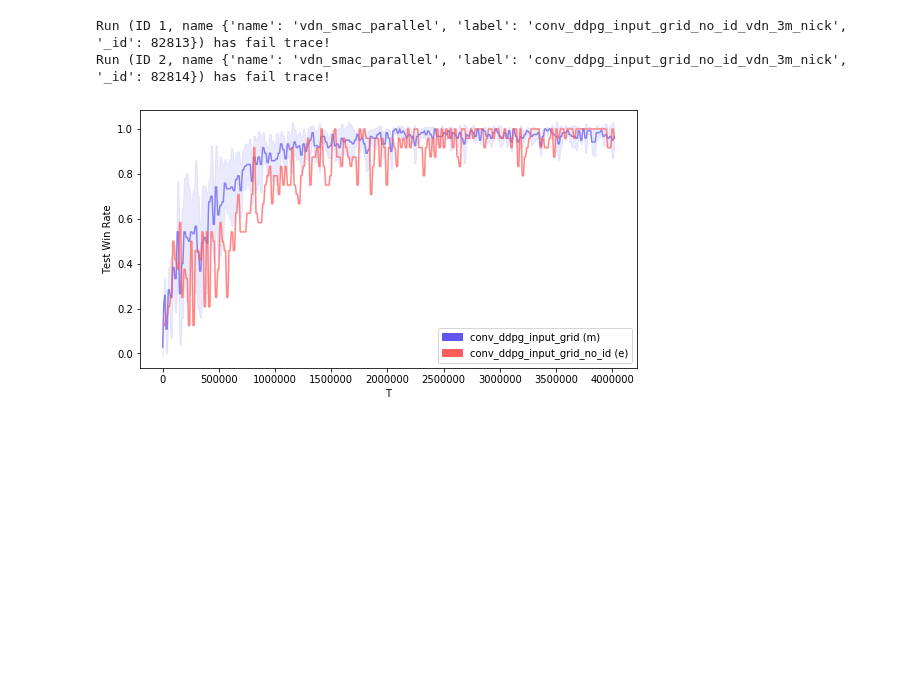
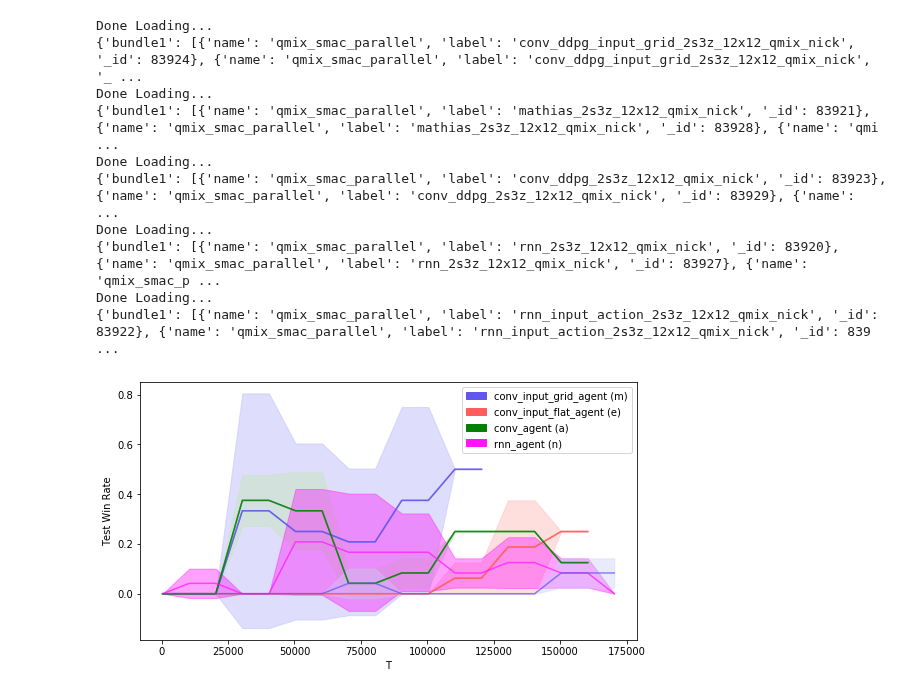
Before and after one commit to nicholasburden/pymarl, a Jupyter notebook: analysis/analysis.ipynb, the cells around one changed output. Saved outputs shown, nothing was run; the diff lists cells and outputs as text; code cells hidden in the pictures; blank space fills up the shorter version.

```diff
--- a/analysis/analysis.ipynb
+++ b/analysis/analysis.ipynb
@@ -40,33 +13,45 @@ Done Loading...
-# %%
-
-"""
-bavg = bundle_average(mongo_central,
-                      [("rnn", data__rnn_3m, "test_battle_won_mean", "test_battle_won_mean_T"),
-                      ("mathias", data__mathias_3m, "test_battle_won_mean", "test_battle_won_mean_T"),
-                      ("rnn_input_action", data__rnn_input_action_3m, "test_battle_won_mean", "test_battle_won_mean_T")],
-                      no_fails=True,
-                      window=20000)
-
-bavg2 = bundle_average(mongo_central,
-                      [("rnn", data__rnn_3m, "test_battle_won_mean", "test_battle_won_mean_T"),
-                       ("conv_ddpg_input_grid", data__conv_ddpg_input_grid_3m, "test_battle_won_mean", "test_battle_won_mean_T"),
-                      ("convddpg", data__conv_ddpg_3m, "test_battle_won_mean", "test_battle_won_mean_T")],
-                      no_fails=True,
-                      window=20000)
-
-"""
-bavg = bundle_average(mongo_central,
-                      [("conv_ddpg_input_grid", data__conv_ddpg_input_grid_3m, "test_battle_won_mean", "test_battle_won_mean_T"),
-                      ("conv_ddpg_input_grid_no_id", data__conv_ddpg_input_grid_no_id_3m, "test_battle_won_mean", "test_battle_won_mean_T")
-                      ],
-                      no_fails=True,
-                      window=20000)
-
-a = plot_bundle_avgs(bavg,
-                     figsize=(10,5))
-#a = plot_bundle_avgs(bavg2,
-                     #figsize=(10,5))
-# %% [output]
-Run (ID 1, name {'name': 'vdn_smac_parallel', 'label': 'conv_ddpg_input_grid_no_id_vdn_3m_nick', '_id': 82813}) has fail trace!
-Run (ID 2, name {'name': 'vdn_smac_parallel', 'label': 'conv_ddpg_input_grid_no_id_vdn_3m_nick', '_id': 82814}) has fail trace!
-[figure, removed]
+# %%
+
+#2s3z 12x12 qmix
+
+
+data__conv_ddpg_input_grid = mongo_central.get_name_label_names("", "conv_ddpg_input_grid_2s3z_12x12_qmix_nick")
+print(data__conv_ddpg_input_grid)
+
+data__mathias = mongo_central.get_name_label_names("", "mathias_2s3z_12x12_qmix_nick")
+print(data__mathias)
+
+data__conv_ddpg = mongo_central.get_name_label_names("", "conv_ddpg_2s3z_12x12_qmix_nick")
+print(data__conv_ddpg)
+
+data__rnn = mongo_central.get_name_label_names("", "rnn_2s3z_12x12_qmix_nick")
+print(data__rnn)
+
+data__rnn_input_action = mongo_central.get_name_label_names("", "rnn_input_action_2s3z_12x12_qmix_nick")
+print(data__rnn_input_action)
+
+
+bavg = bundle_average(mongo_central,
+                      [("conv_input_grid_agent", data__conv_ddpg_input_grid, "test_battle_won_mean", "test_battle_won_mean_T"),
+                      ("conv_input_flat_agent", data__mathias, "test_battle_won_mean", "test_battle_won_mean_T"),
+                       ("conv_agent", data__conv_ddpg, "test_battle_won_mean", "test_battle_won_mean_T"),
+                       ("rnn_agent", data__rnn, "test_battle_won_mean", "test_battle_won_mean_T"),
+                       ("rnn_input_agent", data__rnn_input_action, "test_battle_won_mean", "test_battle_won_mean_T")
+                      ],
+                      no_fails=True,
+                      window=20000)
+
+a = plot_bundle_avgs(bavg,
+                     figsize=(10,5))
+# %% [output]
+Done Loading...
+{'bundle1': [{'name': 'qmix_smac_parallel', 'label': 'conv_ddpg_input_grid_2s3z_12x12_qmix_nick', '_id': 83924}, {'name': 'qmix_smac_parallel', 'label': 'conv_ddpg_input_grid_2s3z_12x12_qmix_nick', '_ ...
+Done Loading...
+{'bundle1': [{'name': 'qmix_smac_parallel', 'label': 'mathias_2s3z_12x12_qmix_nick', '_id': 83921}, {'name': 'qmix_smac_parallel', 'label': 'mathias_2s3z_12x12_qmix_nick', '_id': 83928}, {'name': 'qmi ...
+Done Loading...
+{'bundle1': [{'name': 'qmix_smac_parallel', 'label': 'conv_ddpg_2s3z_12x12_qmix_nick', '_id': 83923}, {'name': 'qmix_smac_parallel', 'label': 'conv_ddpg_2s3z_12x12_qmix_nick', '_id': 83929}, {'name':  ...
+Done Loading...
+{'bundle1': [{'name': 'qmix_smac_parallel', 'label': 'rnn_2s3z_12x12_qmix_nick', '_id': 83920}, {'name': 'qmix_smac_parallel', 'label': 'rnn_2s3z_12x12_qmix_nick', '_id': 83927}, {'name': 'qmix_smac_p ...
+Done Loading...
+{'bundle1': [{'name': 'qmix_smac_parallel', 'label': 'rnn_input_action_2s3z_12x12_qmix_nick', '_id': 83922}, {'name': 'qmix_smac_parallel', 'label': 'rnn_input_action_2s3z_12x12_qmix_nick', '_id': 839 ...
+[figure, added]
```
Also changed, not shown: parts of 4 cells of this notebook, 17 other files.
